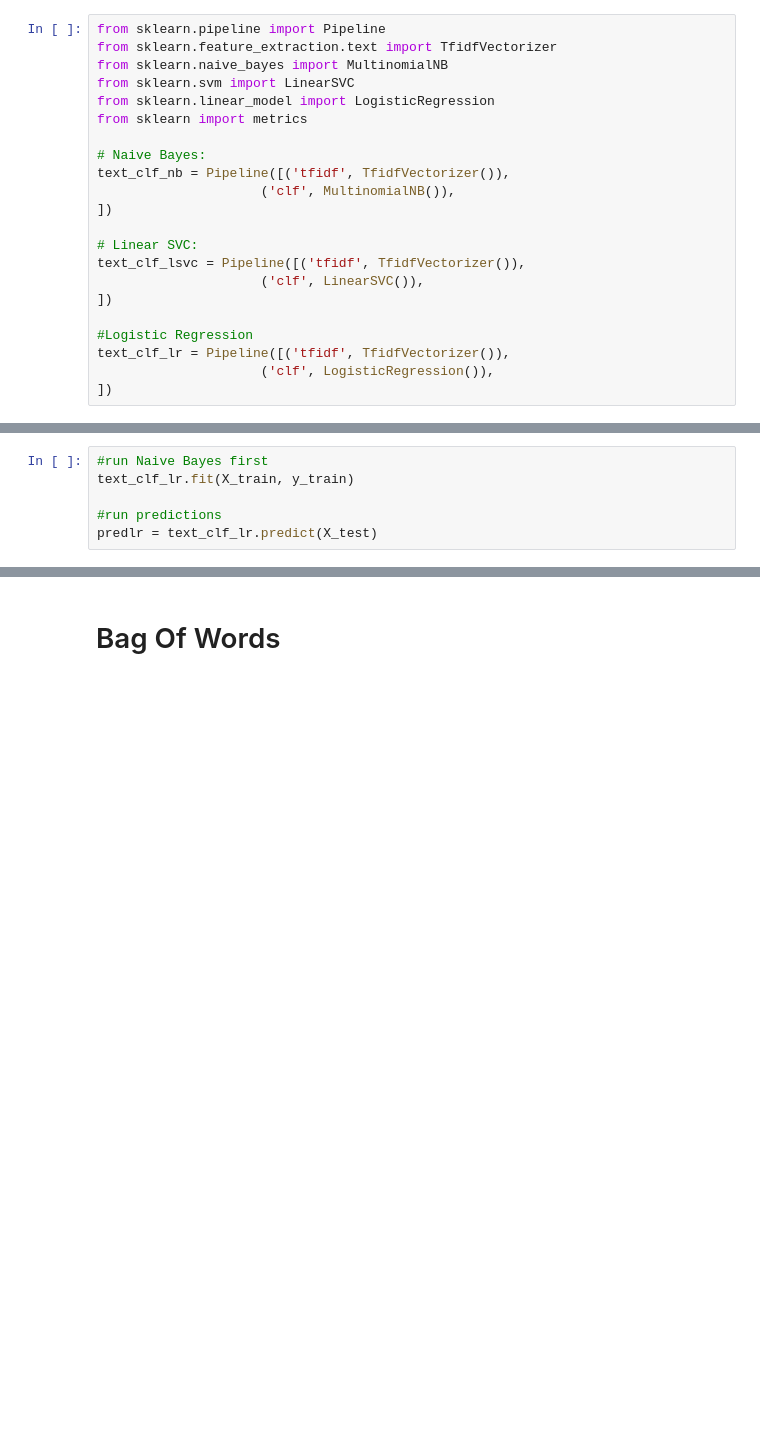
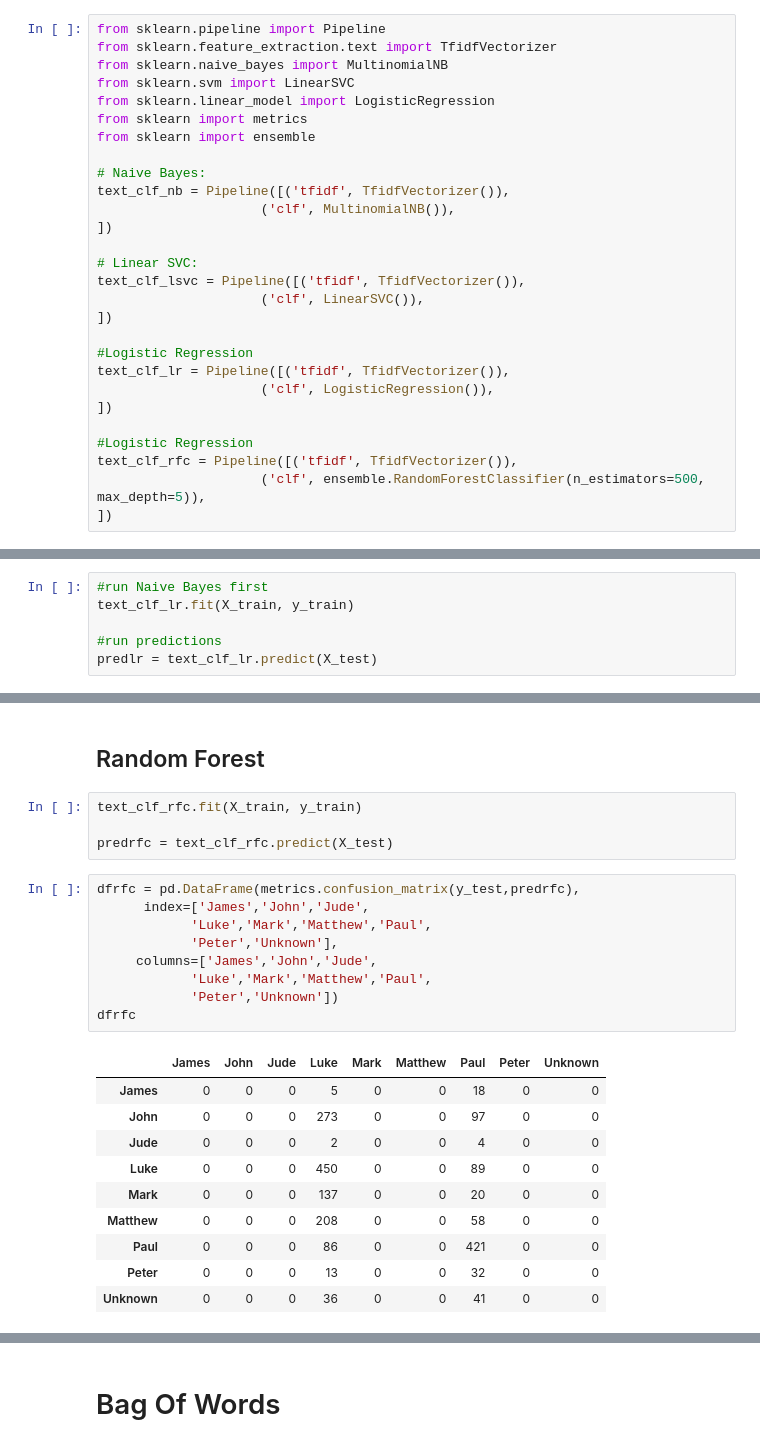
Before and after one commit to OckhamsRazor15/New-Thinkful-DS-Projects, a Jupyter notebook: Unit 4. Unsupervised learning - Venturing into the unknown/Capstone/NLP Project.ipynb, the cells around one changed output, grey strips where cells are left out. Drawn from its saved outputs; the diff is of its cells as text; blank space fills up the shorter version.

```diff
--- a/Unit 4. Unsupervised learning - Venturing into the unknown/Capstone/NLP Project.ipynb
+++ b/Unit 4. Unsupervised learning - Venturing into the unknown/Capstone/NLP Project.ipynb
@@ -110,6 +87,7 @@ from sklearn.naive_bayes import MultinomialNB
 from sklearn.svm import LinearSVC
 from sklearn.linear_model import LogisticRegression
 from sklearn import metrics
+from sklearn import ensemble
 
 # Naive Bayes:
 text_clf_nb = Pipeline([('tfidf', TfidfVectorizer()),
@@ -125,6 +103,11 @@ text_clf_lsvc = Pipeline([('tfidf', TfidfVectorizer()),
 text_clf_lr = Pipeline([('tfidf', TfidfVectorizer()),
                      ('clf', LogisticRegression()),
 ])
+
+#Logistic Regression
+text_clf_rfc = Pipeline([('tfidf', TfidfVectorizer()),
+                     ('clf', ensemble.RandomForestClassifier(n_estimators=500, max_depth=5)),
+])
 # %% [markdown]
 ## Naive Bayes
 # %%
@@ -293,0 +278,26 @@ array([0.54901961, 0.54187192, 0.52736318, 0.55223881, 0.55778894,
+# %% [markdown]
+## Random Forest
+# %%
+text_clf_rfc.fit(X_train, y_train)
+
+predrfc = text_clf_rfc.predict(X_test)
+# %%
+dfrfc = pd.DataFrame(metrics.confusion_matrix(y_test,predrfc),
+      index=['James','John','Jude',
+            'Luke','Mark','Matthew','Paul',
+            'Peter','Unknown'],
+     columns=['James','John','Jude',
+            'Luke','Mark','Matthew','Paul',
+            'Peter','Unknown'])
+dfrfc
+# %% [output]
+|  | James | John | Jude | Luke | Mark | Matthew | Paul | Peter | Unknown |
+| James | 0 | 0 | 0 | 5 | 0 | 0 | 18 | 0 | 0 |
+| John | 0 | 0 | 0 | 273 | 0 | 0 | 97 | 0 | 0 |
+| Jude | 0 | 0 | 0 | 2 | 0 | 0 | 4 | 0 | 0 |
+| Luke | 0 | 0 | 0 | 450 | 0 | 0 | 89 | 0 | 0 |
+| Mark | 0 | 0 | 0 | 137 | 0 | 0 | 20 | 0 | 0 |
+| Matthew | 0 | 0 | 0 | 208 | 0 | 0 | 58 | 0 | 0 |
+| Paul | 0 | 0 | 0 | 86 | 0 | 0 | 421 | 0 | 0 |
+| Peter | 0 | 0 | 0 | 13 | 0 | 0 | 32 | 0 | 0 |
+| Unknown | 0 | 0 | 0 | 36 | 0 | 0 | 41 | 0 | 0 |
```
Also changed, not shown: parts of 39 cells of this notebook.
